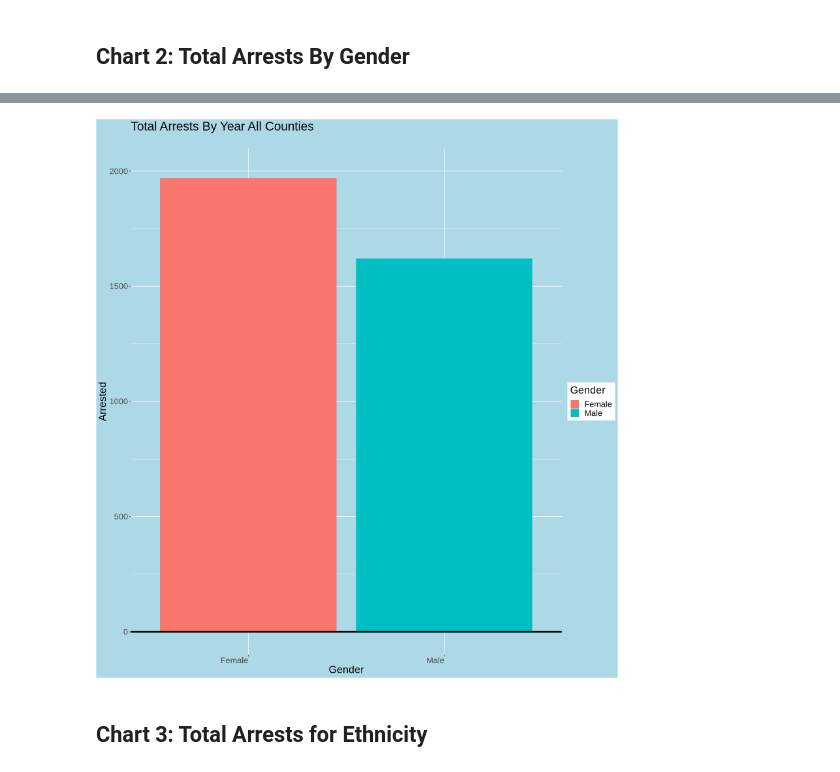
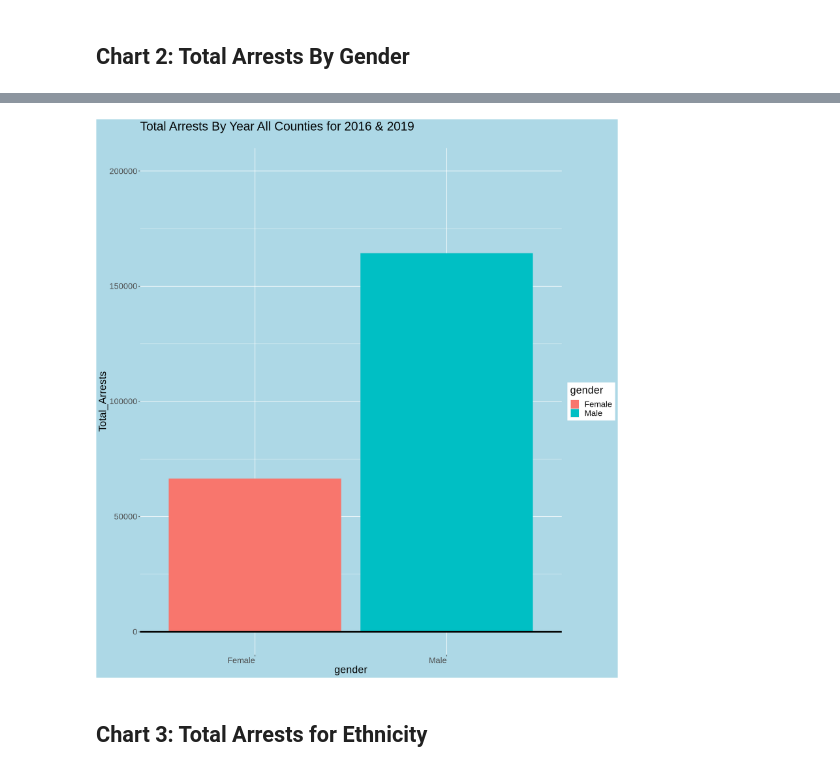
Before and after one commit to JF11579/New-Stuff, a Jupyter notebook: CGR_5.ipynb, the cells around one changed output, grey strips where cells are left out. Cells and saved outputs as stored; diff of their text form; code cells hidden in the pictures.

```diff
--- a/CGR_5.ipynb
+++ b/CGR_5.ipynb
@@ -411,0 +458,6 @@ CGR_gender_compiled_longer <- CGR_gender_compiled_longer %>%
+# %%
+gender <- c("Male","Female")
+Total_Arrests <- c(164391 ,66549 )
+# %%
+df<- data.frame(gender , Total_Arrests)
+str(df)
@@ -411,0 +468,2 @@ CGR_gender_compiled_longer <- CGR_gender_compiled_longer %>%
+# %%
+df$gender <- as.factor(df$gender)
@@ -412,19 +484,19 @@ CGR_gender_compiled_longer <- CGR_gender_compiled_longer %>%
 # %%
-ggplot(CGR_gender_compiled_longer, aes(x= Gender , y = Arrested , fill = Gender)) +
+ggplot(df, aes(x= gender , y = Total_Arrests , fill = gender)) +
         geom_bar(stat = "identity") +
         theme(text = element_text(size=20),
                                 axis.text.x = element_text(angle=0, hjust=1))+
-                                ylim(0 ,2000)+
+                                ylim(0 , 200000)+
         geom_hline(yintercept= 0, linetype="solid",
                 color = "black", size=1.5)+
                 theme(text = element_text(size=20),
                                 axis.text.x = element_text(angle=0, hjust=1)) +
-                labs(title = "Total Arrests By Year All Counties",
+                labs(title = "Total Arrests By Year All Counties for 2016 & 2019",
                 subtitle = "")+
                  theme(plot.background = element_rect(fill = "light blue"),
                       panel.background = element_rect(fill = "light blue"))
 # %% [output]
-[figure, old version]
+[figure, new version]
 # %% [markdown]
 ## Chart 3: Total Arrests for Ethnicity
 # %%
```
Also changed, not shown: parts of 30 cells of this notebook.
